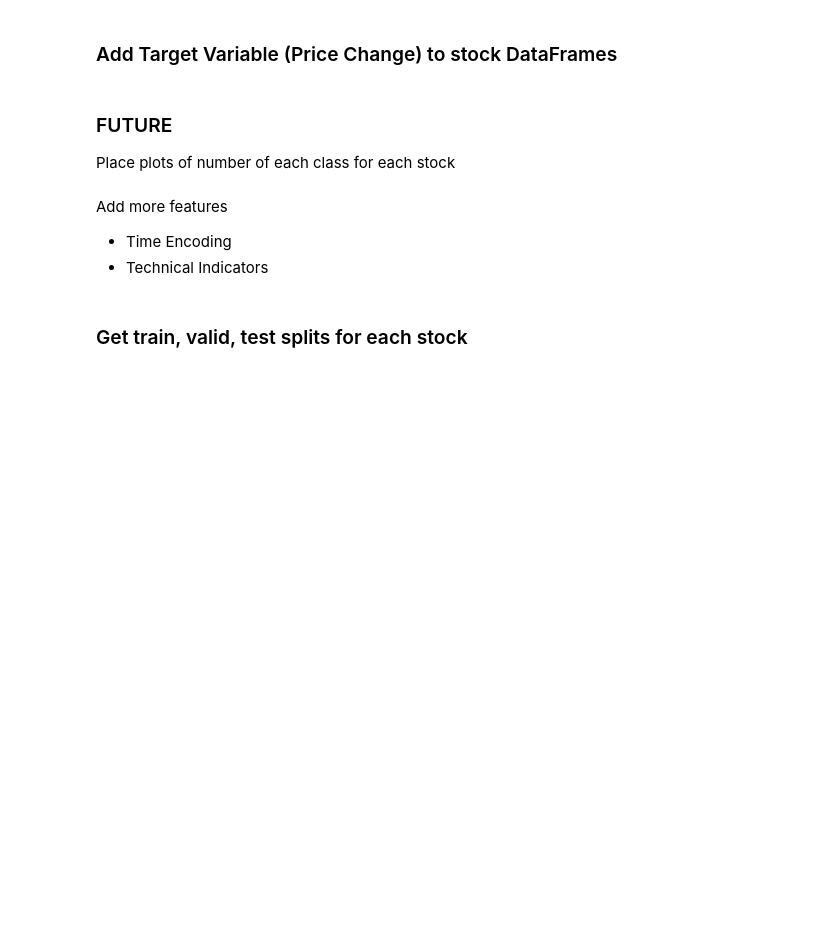
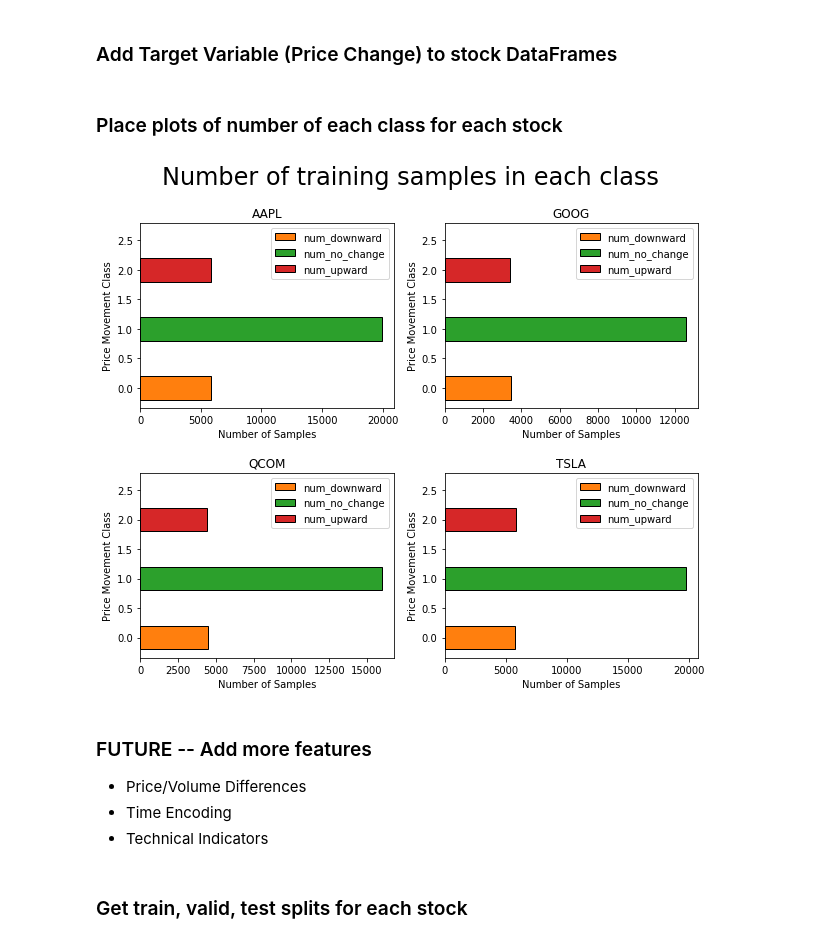
Before and after one commit to itberrios/algotrading, a Jupyter notebook: predictive_analytics/transformer/basic_transformer_pipeline.ipynb, the cells around one changed output. Cells and saved outputs as stored; diff of their text form; code cells hidden in the pictures; blank space fills up the shorter version.

```diff
--- a/predictive_analytics/transformer/basic_transformer_pipeline.ipynb
+++ b/predictive_analytics/transformer/basic_transformer_pipeline.ipynb
@@ -160,11 +163,41 @@ for name in stock_dfs.keys():
 # return setting with copy warning to default
 pd.options.mode.chained_assignment = 'warn'
 # %% [markdown]
-### FUTURE
-
-Place plots of number of each class for each stock
+### Place plots of number of each class for each stock
+# %%
+fig = plt.figure(figsize=(10, 8))
+
+for i, name in enumerate(stock_dfs.keys()):
+    # get plotting axes
+    ax = plt.subplot(2, 2, i + 1)
+
+    # get stock DataFrame
+    df = stock_dfs[name]
+
+    # compute class counts
+    down = np.sum(df.price_change == 0)
+    none = np.sum(df.price_change == 1)
+    up = np.sum(df.price_change == 2)
+
+    ax.barh([2.25], [0]) # expand to fit the legend
+    ax.barh([0], [down], height=0.4, edgecolor='k', label='num_downward')
+    ax.barh([1], [none], height=0.4, edgecolor='k', label='num_no_change')
+    ax.barh([2], [up], height=0.4, edgecolor='k', label='num_upward')
+    ax.set_title(name)
+    ax.set_xlabel('Number of Samples')
+    ax.set_ylabel('Price Movement Class')
+    ax.legend();
+
+# set main title
+fig.suptitle('Number of training samples in each class', size=24)
+
+# add a bit of space
+fig.subplots_adjust(hspace=0.35);
+# %% [output]
+[figure, added]
 # %% [markdown]
-Add more features
+### FUTURE -- Add more features
+- Price/Volume Differences
 - Time Encoding
 - Technical Indicators
 # %% [markdown]
```
Also changed, not shown: parts of 15 cells of this notebook, 1 other file.
